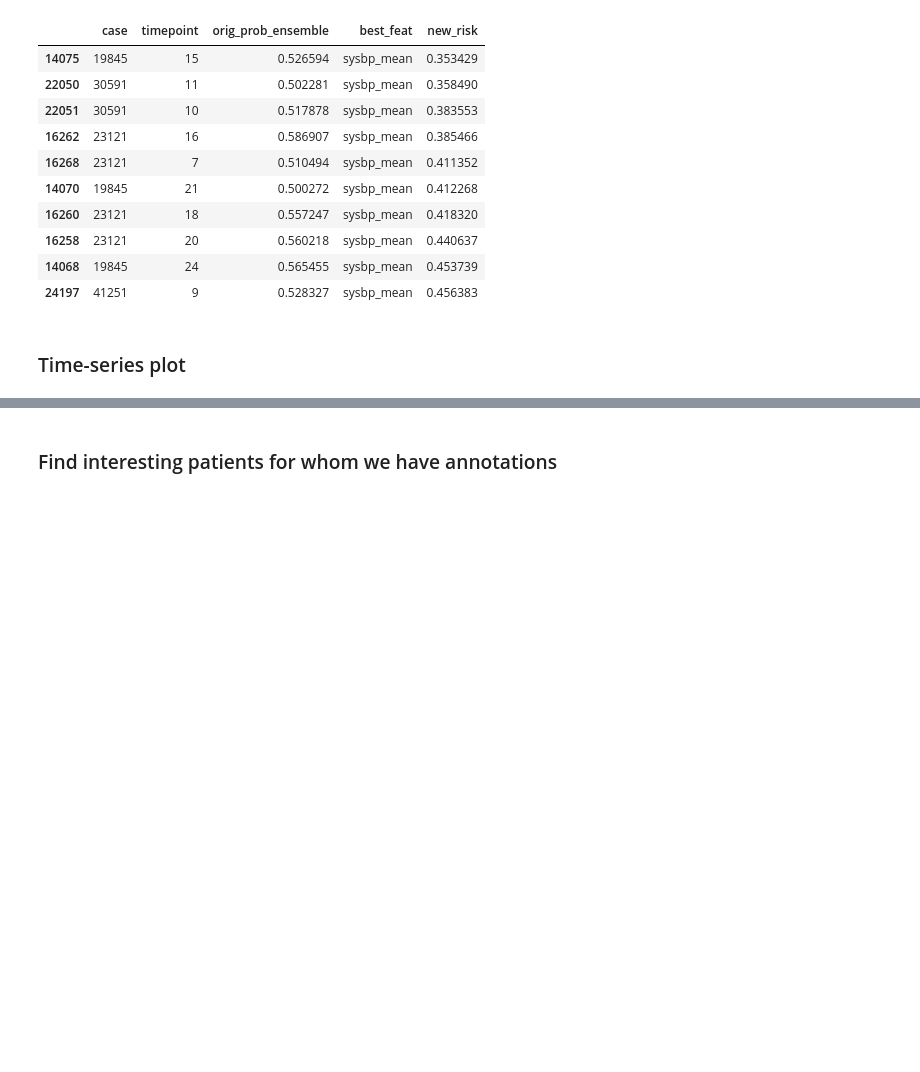
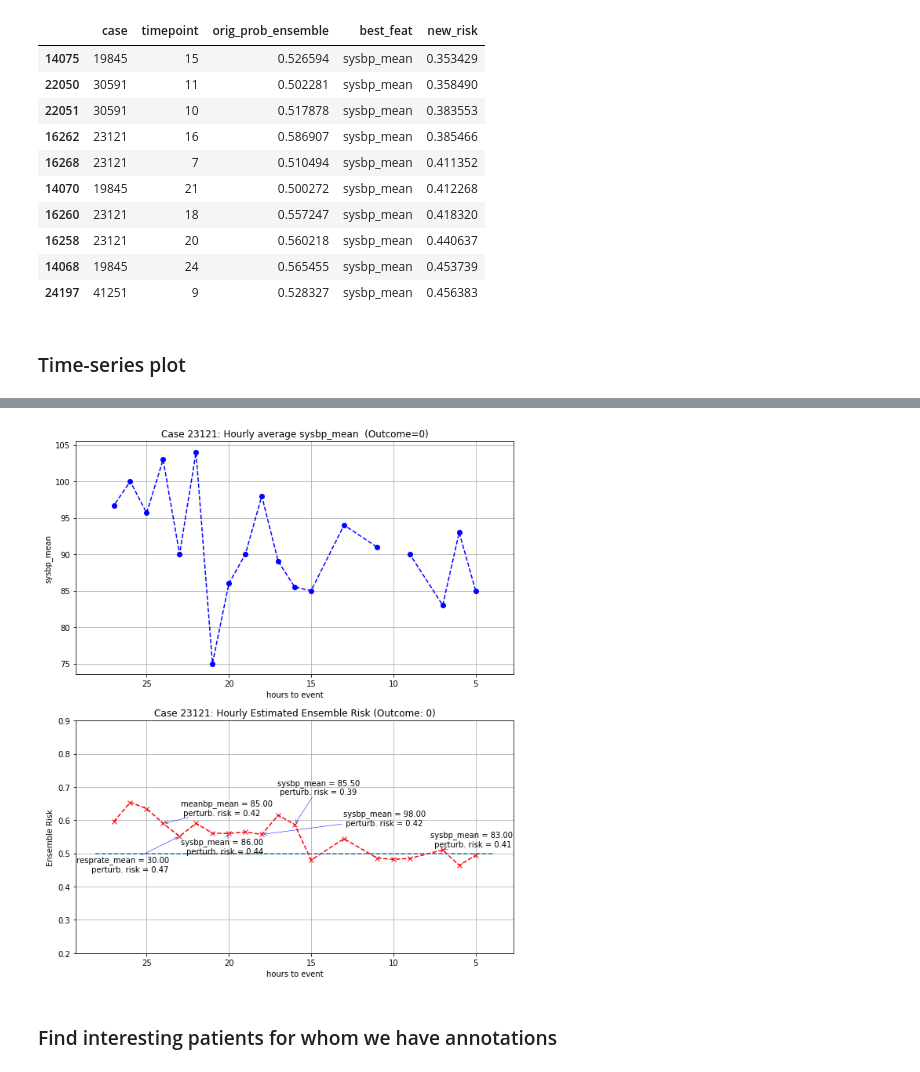
Before and after one commit to gstef80/MAgEC, a Jupyter notebook: MIMIC_ANNO.ipynb, the cells around one changed output, grey strips where cells are left out. Cells and saved outputs as stored; diff of their text form; code cells hidden in the pictures; blank space fills up the shorter version.

```diff
--- a/MIMIC_ANNO.ipynb
+++ b/MIMIC_ANNO.ipynb
@@ -253,3 +253,8 @@ mimic.best_feat_plot(joined, df_cohort, index)
+# %%
+index = 16262
+mimic.best_feat_plot(joined, df_cohort, index)
+# %% [output]
+[figure, added]
 # %%
 index = 14075
 case = 19845
```
Also changed, not shown: parts of 4 cells of this notebook, 1 other file.
